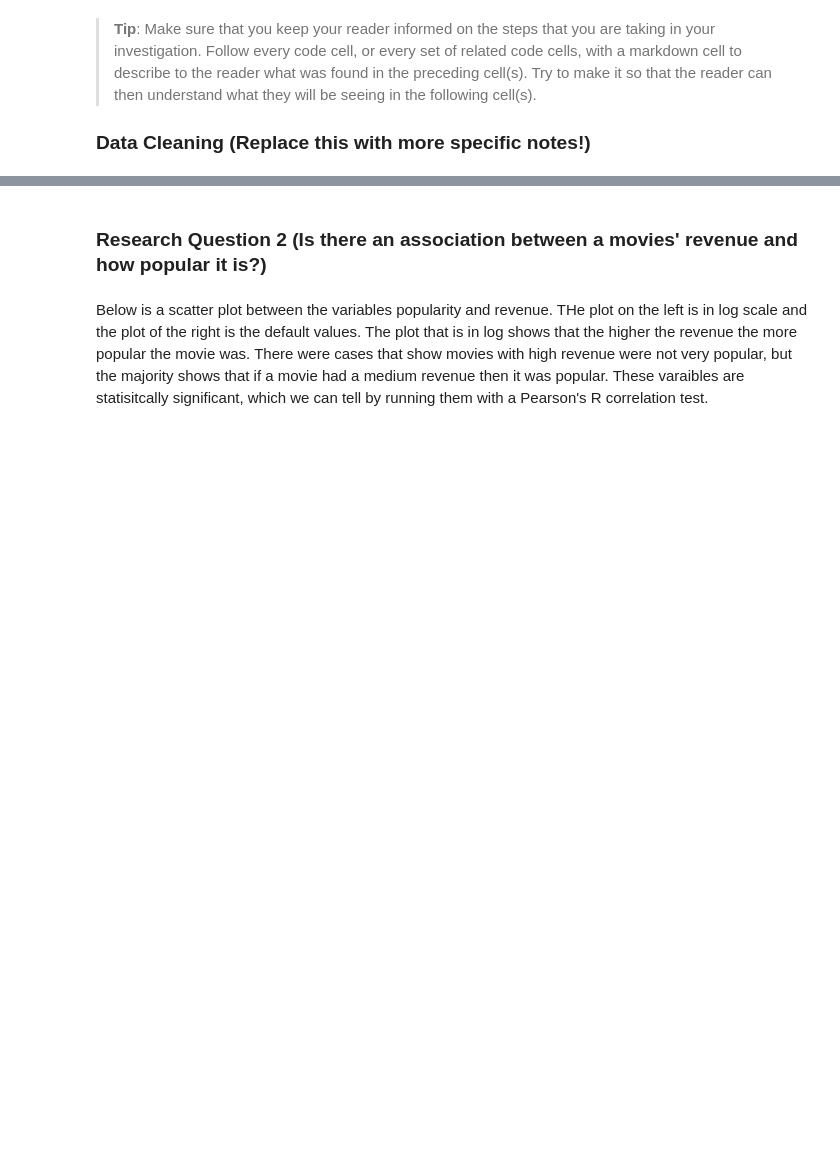
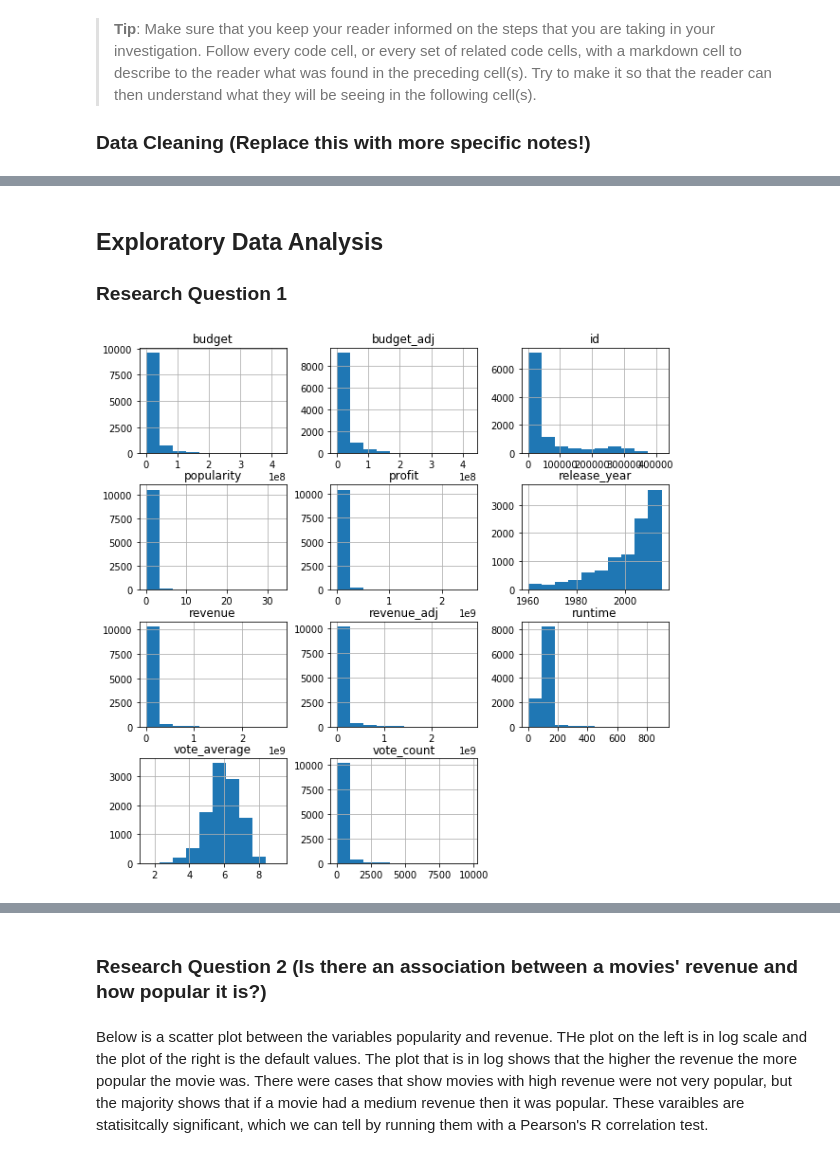
Before and after one commit to borealis92/coding, a Jupyter notebook: data-analyst-nano/project2/investigate-a-dataset-template.ipynb/investigate-a-dataset-template.ipynb, the cells around one changed output, grey strips where cells are left out. Drawn from its saved outputs; the diff is of its cells as text; code cells hidden in the pictures; blank space fills up the shorter version.

```diff
--- a/data-analyst-nano/project2/investigate-a-dataset-template.ipynb/investigate-a-dataset-template.ipynb
+++ b/data-analyst-nano/project2/investigate-a-dataset-template.ipynb/investigate-a-dataset-template.ipynb
@@ -64,0 +91,4 @@ data.describe() #returns statistics about the numerical columns
+# %%
+df.drop_duplicates(inplace=True)
+print(sum(df.duplicated()))
+print(df.shape)
@@ -179,0 +141,4 @@ pearsonr(xbudget, pop)
+# %%
+df.dropna(inplace=True)
+print(df.isnull().sum().any())
+print(df.info())
@@ -179,0 +192,3 @@ pearsonr(xbudget, pop)
+# %%
+df['profit']=df['revenue']-df['budget']
+df.head()
@@ -179,0 +202,2 @@ pearsonr(xbudget, pop)
+# %%
+df.loc[df['profit']<0,'profit']=0
@@ -179,0 +379,10 @@ pearsonr(xbudget, pop)
+# %% [markdown]
+## Exploratory Data Analysis
+
+
+
+### Research Question 1
+# %%
+df.hist(figsize=(10,10));
+# %% [output]
+[figure, added]
```
Also changed, not shown: parts of 55 cells of this notebook, 5 other files.
